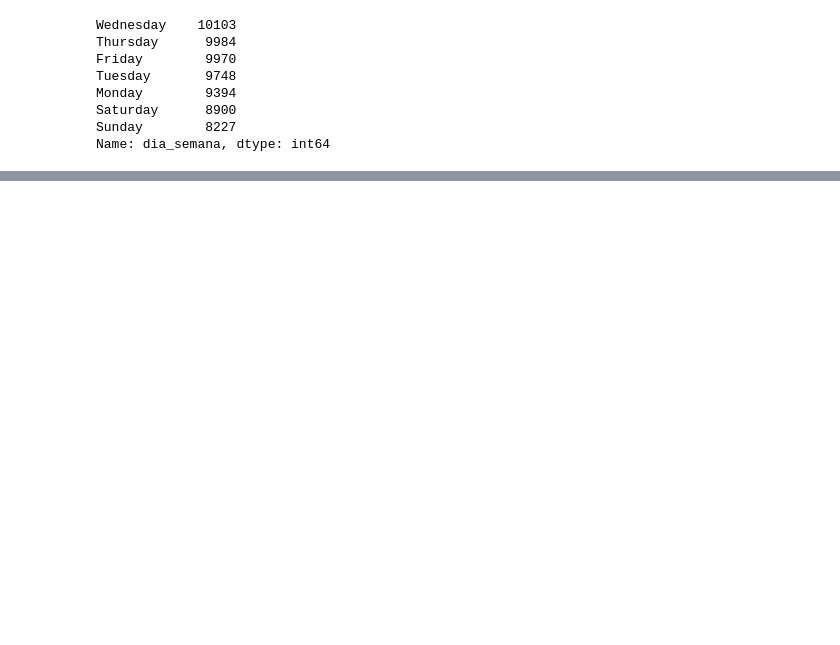
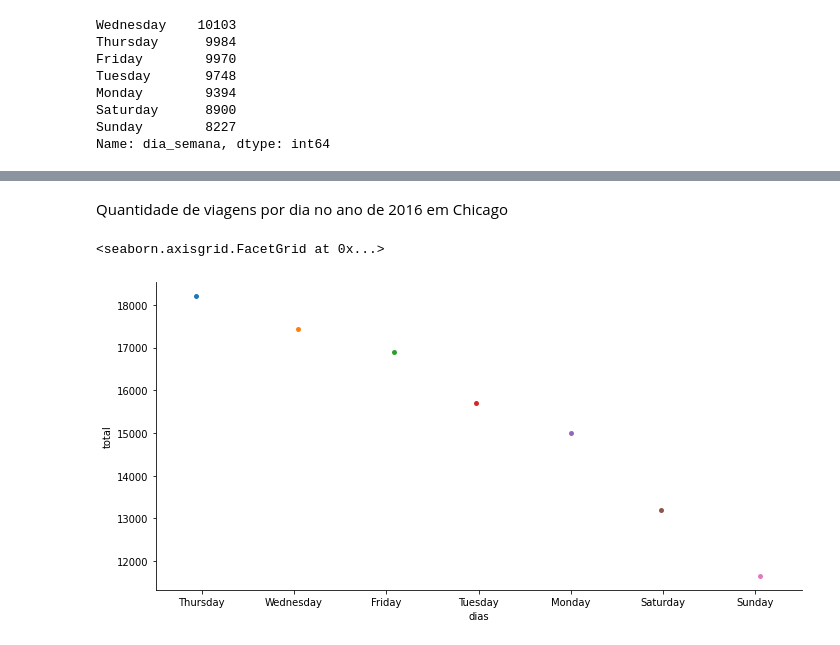
Before and after one commit to gabrielcn/Bike_Sharing, a Jupyter notebook: cyclistic_bike_share.ipynb, the cells around one changed output, grey strips where cells are left out. Cells and saved outputs as stored; diff of their text form; code cells hidden in the pictures; blank space fills up the shorter version.

```diff
--- a/cyclistic_bike_share.ipynb
+++ b/cyclistic_bike_share.ipynb
@@ -172,4 +168,6 @@ Sunday       31352
 Name: dia_semana, dtype: int64
+# %%
+qtd_por_dia = df_ny['dia_semana'].value_counts() #Quantas vezes em cada dia
 # %%
 df_was['dia_semana'].value_counts() #Quantas vezes em cada dia
 # %% [output]
@@ -183,0 +204,2 @@ Name: dia_semana, dtype: int64
+# %%
+df_qtd_viagem_por_dia_chicago = qtd_por_dia.to_frame().reset_index()
@@ -183,0 +217,3 @@ Name: dia_semana, dtype: int64
+# %%
+df_qtd_viagem_por_dia_chicago.columns = ["dias", "total"]
+df_qtd_viagem_por_dia_chicago
@@ -183,0 +229,7 @@ Name: dia_semana, dtype: int64
+# %% [markdown]
+Quantidade de viagens por dia no ano de 2016 em Chicago
+# %%
+sns.catplot(x="dias", y="total", data = df_qtd_viagem_por_dia_chicago, aspect = 2)
+# %% [output]
+<seaborn.axisgrid.FacetGrid at 0x...>
+[figure, added]
```
Also changed, not shown: parts of 10 cells of this notebook.
